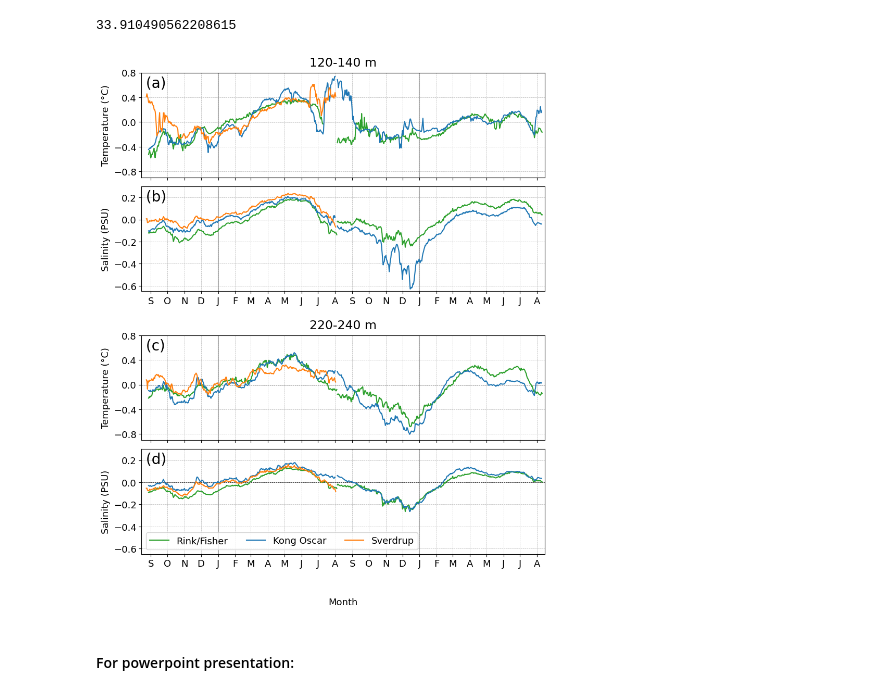
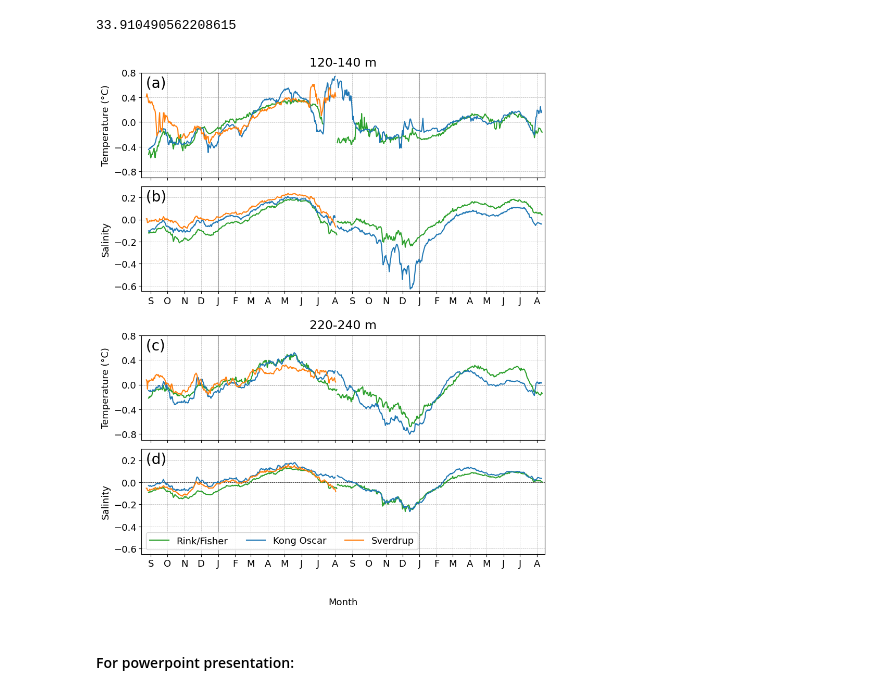
Before and after one commit to mjzahn/OMG_Narwhals_hydrography-manuscript, a Jupyter notebook: 02_analyses-and-plots/Mooring line plots.ipynb, the cells around one changed output. Drawn from its saved outputs; the diff is of its cells as text; code cells hidden in the pictures.

```diff
--- a/02_analyses-and-plots/Mooring line plots.ipynb
+++ b/02_analyses-and-plots/Mooring line plots.ipynb
@@ -483,7 +483,7 @@ ax1.set_xlim(np.datetime64('2018-08-15'),np.datetime64('2020-08-15'))
 ax2.set_title("")
 ax2.set_title(" (b)",loc='left',y=1.0, pad=-20,fontsize = 20)
 ax2.set_xticks(months, abbreviations, rotation=0, horizontalalignment = 'center')
-ax2.set_ylabel("Salinity (PSU)")
+ax2.set_ylabel("Salinity")
 # ax2.set_xlabel("Month")
 ax2.set_xlabel("")
 ax2.grid(linestyle='--', linewidth=0.5)
@@ -517,35 +517,35 @@ ax5.axvline(x=np.datetime64('2020-01-01'), linewidth=1.5, alpha=0.5, c='gray', l
 ax4.set_title('220-240 m',loc='center',y=1.2,fontsize = 17)
 ax4.set_title(" (c)",loc='left',y=1.0, pad=-20,fontsize = 20)
 ax4.set_xticks(months, abbreviations, rotation=0, horizontalalignment = 'center')
 ax4.set_ylabel("Temperature (°C)")
 ax4.set_xlabel("")
 ax4.xaxis.set_ticklabels([])
 ax4.grid(linestyle='--', linewidth=0.5)
 # ax1.set_xlim(np.datetime64('2018-08-15'),np.datetime64('2020-10-05'))
 ax4.set_xlim(np.datetime64('2018-08-15'),np.datetime64('2020-08-15'))
 
 ax5.set_title("")
 ax5.set_title(" (d)",loc='left',y=1.0, pad=-20,fontsize = 20)
 ax5.set_xticks(months, abbreviations, rotation=0, horizontalalignment = 'center')
-ax5.set_ylabel("Salinity (PSU)")
+ax5.set_ylabel("Salinity")
 ax5.set_xlabel("Month", labelpad=40)
 ax5.grid(linestyle='--', linewidth=0.5)
 ax5.set_xlim(np.datetime64('2018-08-15'),np.datetime64('2020-08-15'))
 ax5.legend(ncol=3,prop={'size': 13},loc='lower left')
 
 plt.subplots_adjust(wspace=0, hspace=0.1)
 
 ax1.set_yticks([-0.8,-0.4,0,0.4,0.8])
 ax4.set_yticks([-0.8,-0.4,0,0.4,0.8])
 
 ax1.set_ylim(-0.9,0.8)
 ax2.set_ylim(-0.65,0.3)
 ax4.set_ylim(-0.9,0.8)
 ax5.set_ylim(-0.65,0.3)
 
 plt.savefig("figures/mooring_mean-temp-salt_anomaly.png", bbox_inches='tight', dpi=300, facecolor='white');
 # %% [output]
-[figure, old version]
+[figure, new version]
 # %% [markdown]
 #### For powerpoint presentation:
 # %%
```
Also changed, not shown: parts of 10 cells of this notebook, 2 other files.
